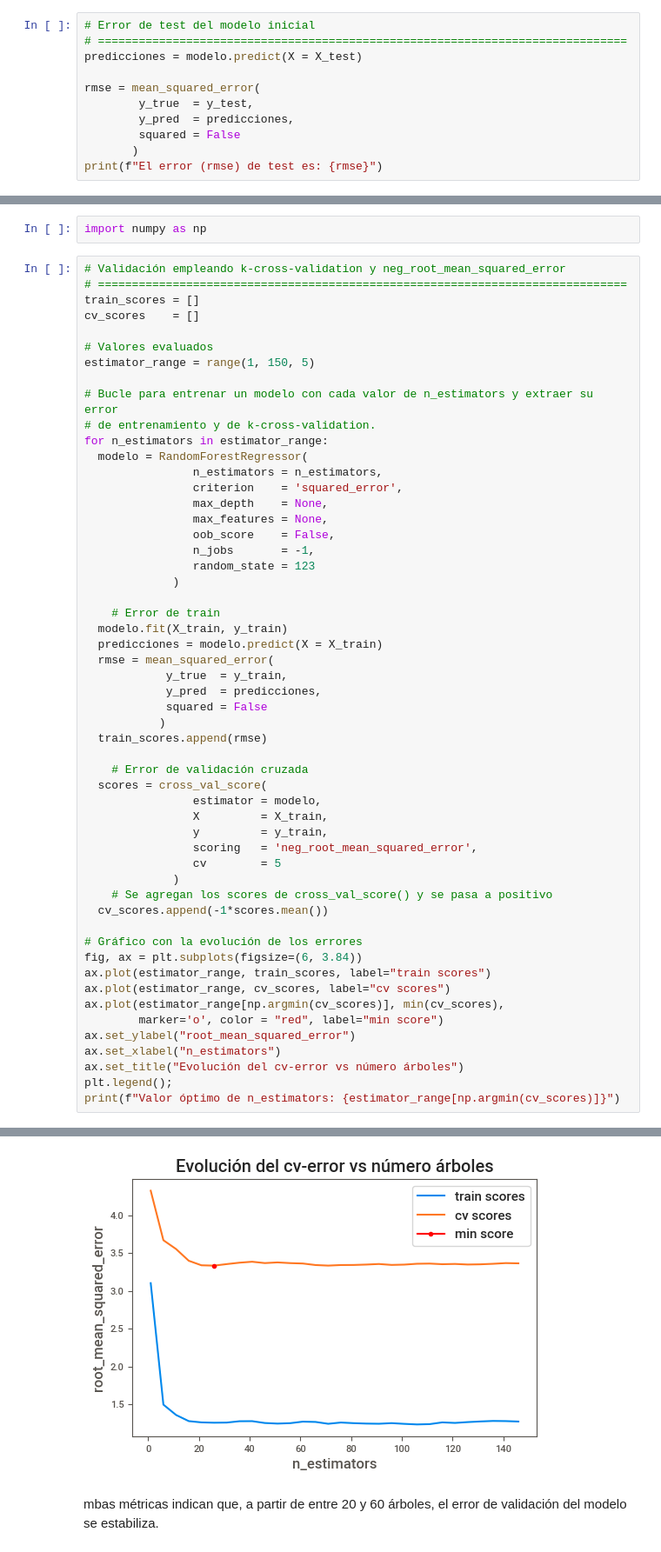
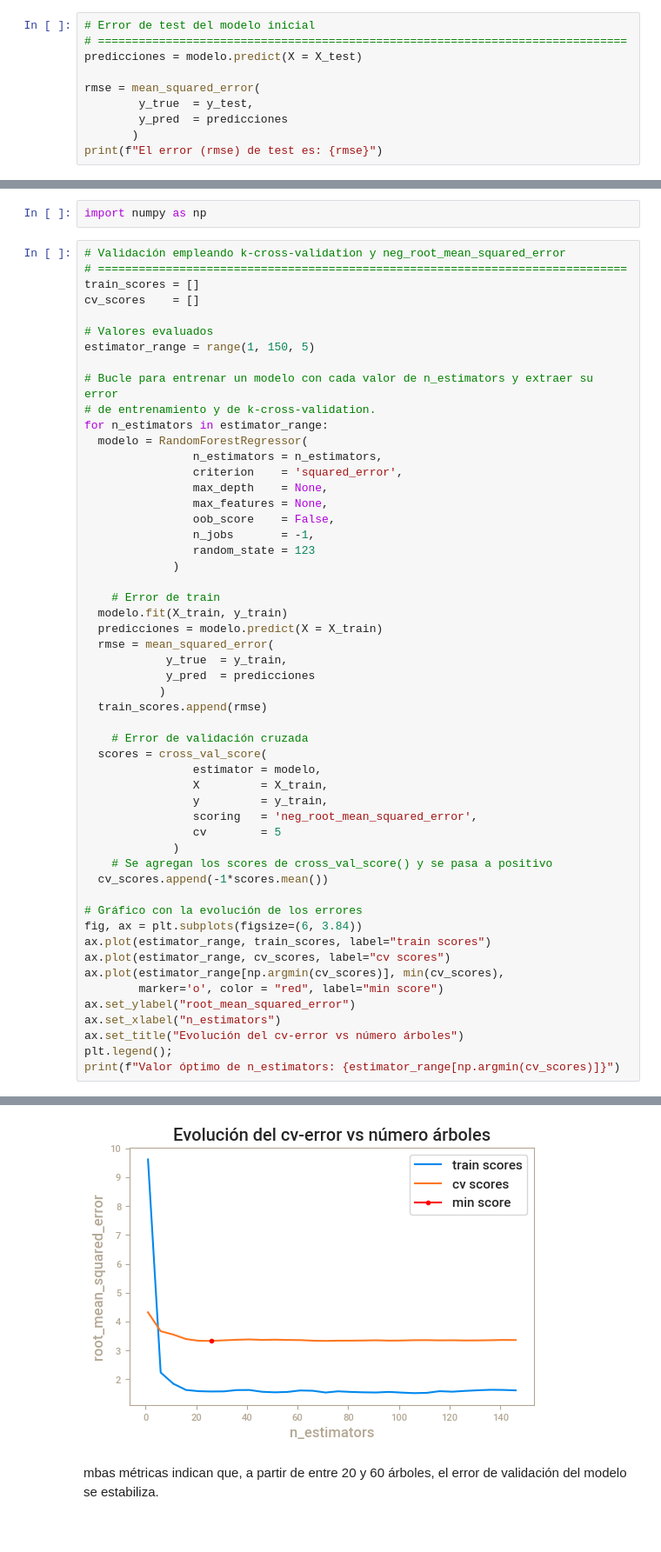
Before and after one commit to Wilsonsr/tecnicas-modelos-supervisados, a Jupyter notebook: Cuadernos Python/regresion-01-random-forest-boston.ipynb, the cells around one changed output, grey strips where cells are left out. Shown at 87% size. Cells and saved outputs as stored; diff of their text form.

```diff
--- a/Cuadernos Python/regresion-01-random-forest-boston.ipynb
+++ b/Cuadernos Python/regresion-01-random-forest-boston.ipynb
@@ -372,8 +420,7 @@ predicciones = modelo.predict(X = X_test)
 
 rmse = mean_squared_error(
         y_true  = y_test,
-        y_pred  = predicciones,
-        squared = False
+        y_pred  = predicciones
        )
 print(f"El error (rmse) de test es: {rmse}")
 # %% [output]
@@ -501,36 +548,35 @@ for n_estimators in estimator_range:
   predicciones = modelo.predict(X = X_train)
   rmse = mean_squared_error(
             y_true  = y_train,
-            y_pred  = predicciones,
-            squared = False
+            y_pred  = predicciones
            )
   train_scores.append(rmse)
 
     # Error de validación cruzada
   scores = cross_val_score(
                 estimator = modelo,
                 X         = X_train,
                 y         = y_train,
                 scoring   = 'neg_root_mean_squared_error',
                 cv        = 5
              )
     # Se agregan los scores de cross_val_score() y se pasa a positivo
   cv_scores.append(-1*scores.mean())
 
 # Gráfico con la evolución de los errores
 fig, ax = plt.subplots(figsize=(6, 3.84))
 ax.plot(estimator_range, train_scores, label="train scores")
 ax.plot(estimator_range, cv_scores, label="cv scores")
 ax.plot(estimator_range[np.argmin(cv_scores)], min(cv_scores),
         marker='o', color = "red", label="min score")
 ax.set_ylabel("root_mean_squared_error")
 ax.set_xlabel("n_estimators")
 ax.set_title("Evolución del cv-error vs número árboles")
 plt.legend();
 print(f"Valor óptimo de n_estimators: {estimator_range[np.argmin(cv_scores)]}")
 # %% [output]
 Valor óptimo de n_estimators: 26
-[figure, old version]
+[figure, new version]
 # %% [markdown]
 mbas métricas indican que, a partir de entre 20 y 60 árboles, el error de validación del modelo se estabiliza.
 # %% [markdown]
```
Also changed, not shown: parts of 27 cells of this notebook, 4 other files.
